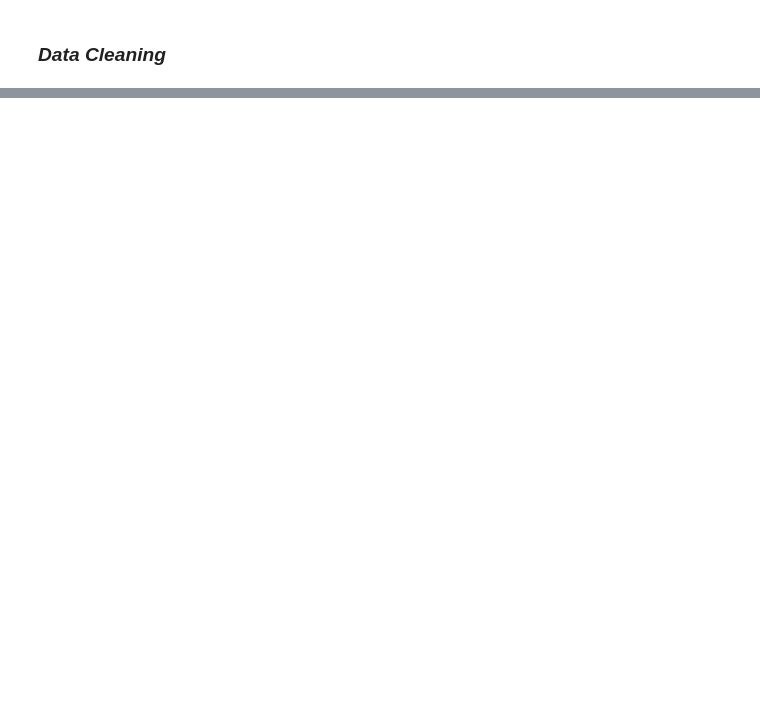
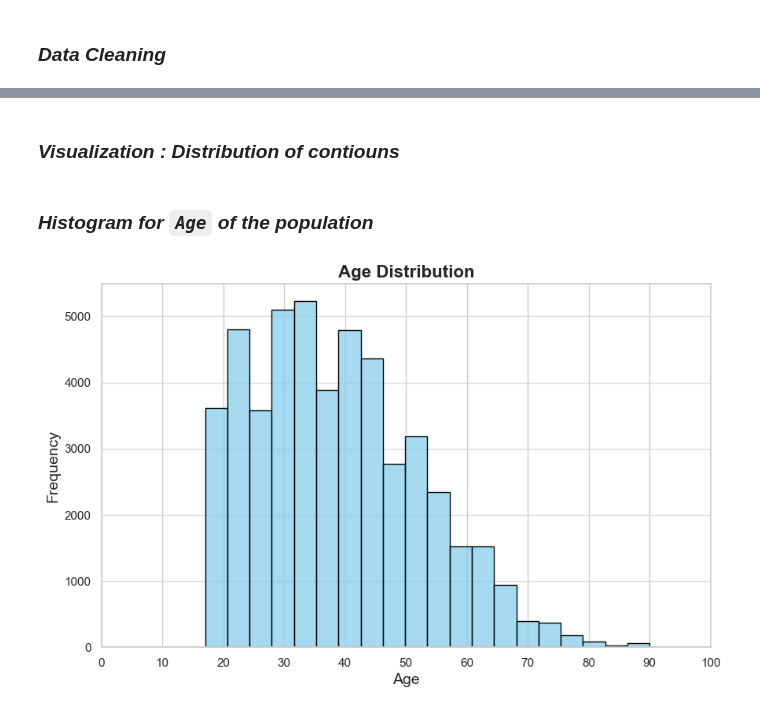
Before and after one commit to SnitTeshome/PRODIGY_DS_01, a Jupyter notebook: Catagorical _Numerical Variables.ipynb, the cells around one changed output, grey strips where cells are left out. Cells and saved outputs as stored; diff of their text form; code cells hidden in the pictures; blank space fills up the shorter version.

```diff
--- a/Catagorical _Numerical Variables.ipynb
+++ b/Catagorical _Numerical Variables.ipynb
@@ -72,0 +268,27 @@ memory usage: 3.7+ MB
+# %% [markdown]
+### *Visualization : Distribution of contiouns*
+# %% [markdown]
+### *Histogram  for `Age` of the population*
+# %%
+# Set the style for Seaborn for a more polished look
+sns.set(style="whitegrid")
+
+# Create the histogram for 'age' distribution using Seaborn
+plt.figure(figsize=(10, 6))
+sns.histplot(subset_Adults['age'], bins=20, kde=False, color='skyblue', edgecolor='black')
+
+# Add titles and labels with a larger font for clarity
+plt.title('Age Distribution', fontsize=16, fontweight='bold')
+plt.xlabel('Age', fontsize=14)
+plt.ylabel('Frequency', fontsize=14)
+
+# Add a grid for better readability
+plt.grid(True, axis='y', linestyle='-', alpha=0.7)
+
+# Customize x-axis ticks for better presentation
+plt.xticks(range(0, 101, 10))
+
+# Show the plot
+plt.show()
+# %% [output]
+[figure, added]
```
Also changed, not shown: parts of 29 cells of this notebook.
